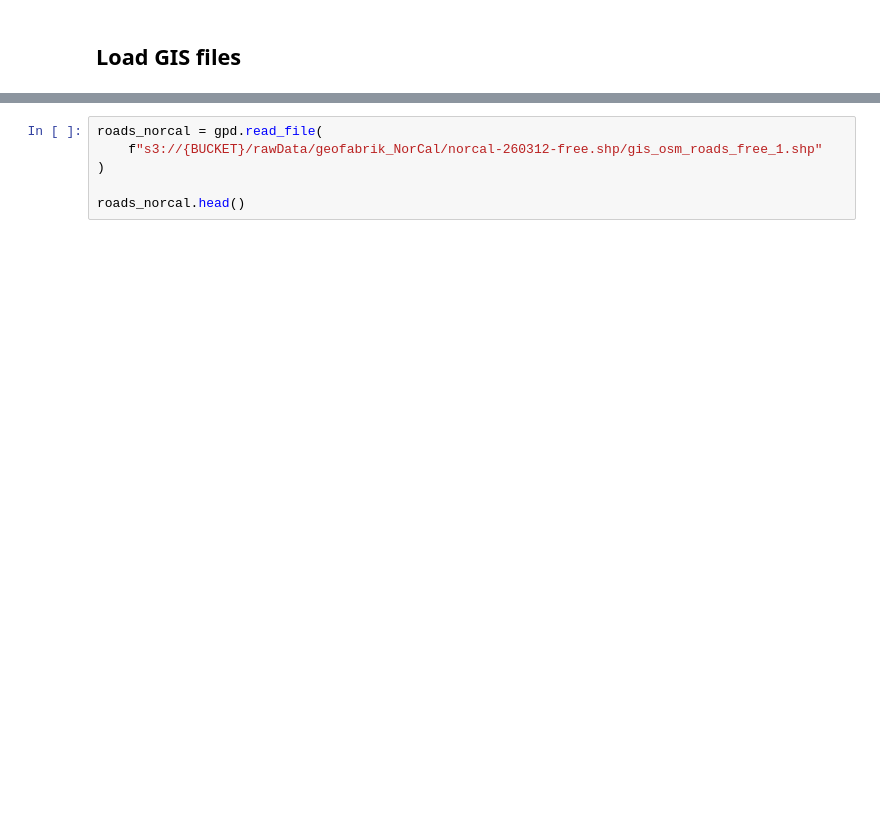
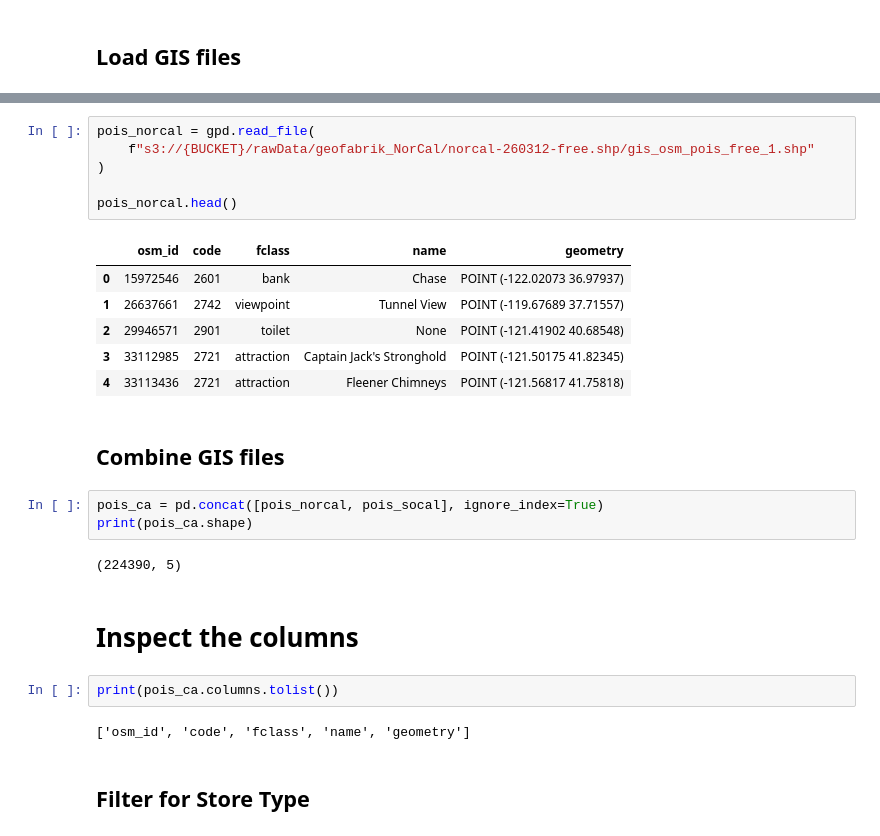
Before and after one commit to svthaker/ADS508Group3, a Jupyter notebook: data/GIS_data_ingestion.ipynb, the cells around one changed output, grey strips where cells are left out. Cells and saved outputs as stored; diff of their text form; blank space fills up the shorter version.

```diff
--- a/data/GIS_data_ingestion.ipynb
+++ b/data/GIS_data_ingestion.ipynb
@@ -69,6 +98,28 @@ roads_socal = gpd.read_file(
 # %%
-roads_norcal = gpd.read_file(
-    f"s3://{BUCKET}/rawData/geofabrik_NorCal/norcal-260312-free.shp/gis_osm_roads_free_1.shp"
+pois_norcal = gpd.read_file(
+    f"s3://{BUCKET}/rawData/geofabrik_NorCal/norcal-260312-free.shp/gis_osm_pois_free_1.shp"
 )
 
-roads_norcal.head()
+pois_norcal.head()
+# %% [output]
+|  | osm_id | code | fclass | name | geometry |
+| 0 | 15972546 | 2601 | bank | Chase | POINT (-122.02073 36.97937) |
+| 1 | 26637661 | 2742 | viewpoint | Tunnel View | POINT (-119.67689 37.71557) |
+| 2 | 29946571 | 2901 | toilet | None | POINT (-121.41902 40.68548) |
+| 3 | 33112985 | 2721 | attraction | Captain Jack's Stronghold | POINT (-121.50175 41.82345) |
+| 4 | 33113436 | 2721 | attraction | Fleener Chimneys | POINT (-121.56817 41.75818) |
+# %% [markdown]
+## Combine GIS files
+# %%
+pois_ca = pd.concat([pois_norcal, pois_socal], ignore_index=True)
+print(pois_ca.shape)
+# %% [output]
+(224390, 5)
+# %% [markdown]
+# Inspect the columns
+# %%
+print(pois_ca.columns.tolist())
+# %% [output]
+['osm_id', 'code', 'fclass', 'name', 'geometry']
+# %% [markdown]
+## Filter for Store Type
```
Also changed, not shown: parts of 18 cells of this notebook, 3 other files.
